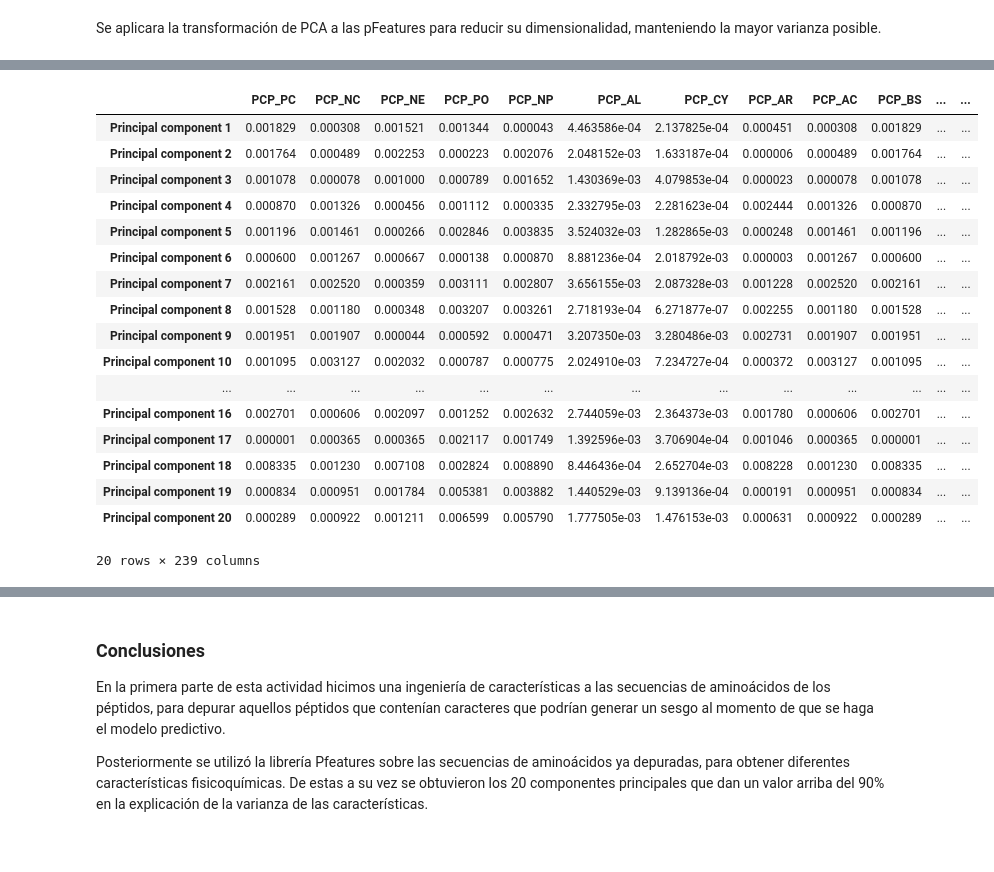
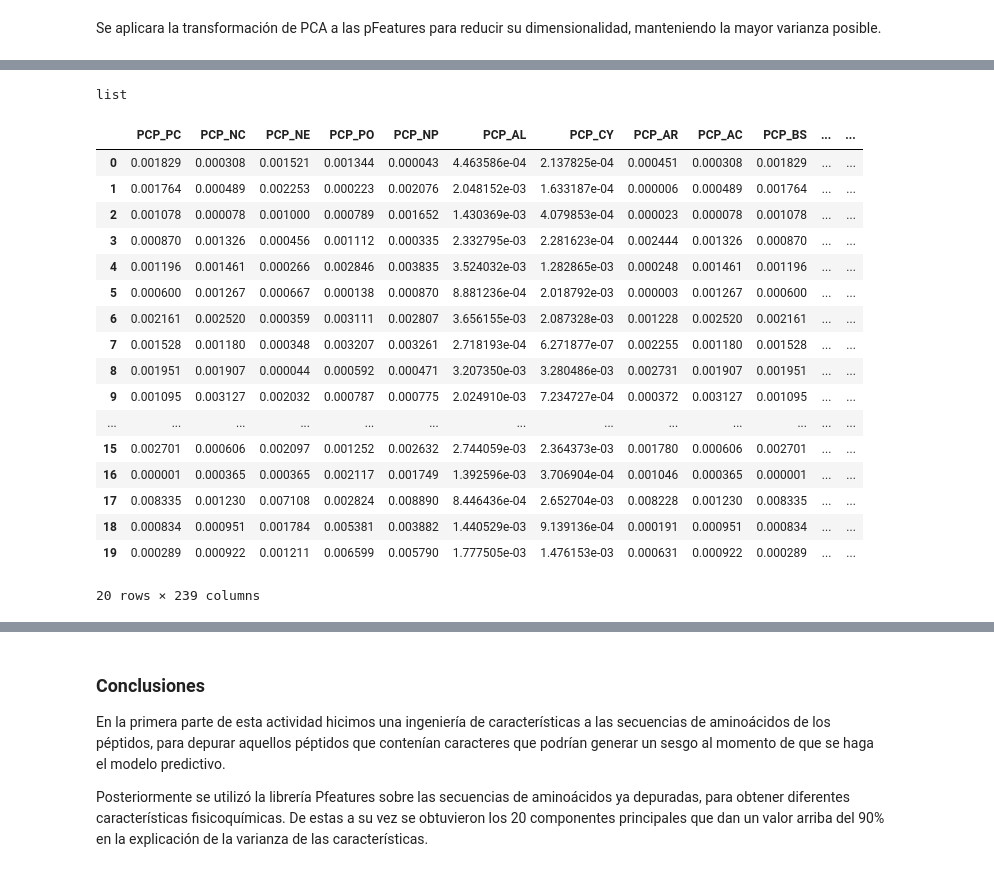
Before and after one commit to A01795375/Proyecto_Integrador_cancer, a Jupyter notebook: notebooks/Avance 2.2.ipynb, the cells around one changed output, grey strips where cells are left out. Cells and saved outputs as stored; diff of their text form; code cells hidden in the pictures.

```diff
--- a/notebooks/Avance 2.2.ipynb
+++ b/notebooks/Avance 2.2.ipynb
@@ -722,24 +726,29 @@ for i in range(min(6, total_components)):
+# %%
+type(seqs)
+# %% [output]
+list
 # %%
 # Se muestra la composición de los 20 componentes principales por cada una de las pFeatures
 num_components = 20
-pc_df = pd.DataFrame(abs(pca.components_[:num_components]), columns = df_pfeatures.columns, index=['Principal component {}'.format(i) for i in range(1, num_components + 1)])
+pc_df = pd.DataFrame(abs(pca.components_[:num_components]), columns = df_pfeatures.columns)
+
 pc_df
 # %% [output]
 |  | PCP_PC | PCP_NC | PCP_NE | PCP_PO | PCP_NP | PCP_AL | PCP_CY | PCP_AR | PCP_AC | PCP_BS | ... | ... |
-| Principal component 1 | 0.001829 | 0.000308 | 0.001521 | 0.001344 | 0.000043 | 4.463586e-04 | 2.137825e-04 | 0.000451 | 0.000308 | 0.001829 | ... | ... |
-| Principal component 2 | 0.001764 | 0.000489 | 0.002253 | 0.000223 | 0.002076 | 2.048152e-03 | 1.633187e-04 | 0.000006 | 0.000489 | 0.001764 | ... | ... |
-| Principal component 3 | 0.001078 | 0.000078 | 0.001000 | 0.000789 | 0.001652 | 1.430369e-03 | 4.079853e-04 | 0.000023 | 0.000078 | 0.001078 | ... | ... |
-| Principal component 4 | 0.000870 | 0.001326 | 0.000456 | 0.001112 | 0.000335 | 2.332795e-03 | 2.281623e-04 | 0.002444 | 0.001326 | 0.000870 | ... | ... |
-| Principal component 5 | 0.001196 | 0.001461 | 0.000266 | 0.002846 | 0.003835 | 3.524032e-03 | 1.282865e-03 | 0.000248 | 0.001461 | 0.001196 | ... | ... |
-| Principal component 6 | 0.000600 | 0.001267 | 0.000667 | 0.000138 | 0.000870 | 8.881236e-04 | 2.018792e-03 | 0.000003 | 0.001267 | 0.000600 | ... | ... |
-| Principal component 7 | 0.002161 | 0.002520 | 0.000359 | 0.003111 | 0.002807 | 3.656155e-03 | 2.087328e-03 | 0.001228 | 0.002520 | 0.002161 | ... | ... |
-| Principal component 8 | 0.001528 | 0.001180 | 0.000348 | 0.003207 | 0.003261 | 2.718193e-04 | 6.271877e-07 | 0.002255 | 0.001180 | 0.001528 | ... | ... |
-| Principal component 9 | 0.001951 | 0.001907 | 0.000044 | 0.000592 | 0.000471 | 3.207350e-03 | 3.280486e-03 | 0.002731 | 0.001907 | 0.001951 | ... | ... |
-| Principal component 10 | 0.001095 | 0.003127 | 0.002032 | 0.000787 | 0.000775 | 2.024910e-03 | 7.234727e-04 | 0.000372 | 0.003127 | 0.001095 | ... | ... |
+| 0 | 0.001829 | 0.000308 | 0.001521 | 0.001344 | 0.000043 | 4.463586e-04 | 2.137825e-04 | 0.000451 | 0.000308 | 0.001829 | ... | ... |
+| 1 | 0.001764 | 0.000489 | 0.002253 | 0.000223 | 0.002076 | 2.048152e-03 | 1.633187e-04 | 0.000006 | 0.000489 | 0.001764 | ... | ... |
+| 2 | 0.001078 | 0.000078 | 0.001000 | 0.000789 | 0.001652 | 1.430369e-03 | 4.079853e-04 | 0.000023 | 0.000078 | 0.001078 | ... | ... |
+| 3 | 0.000870 | 0.001326 | 0.000456 | 0.001112 | 0.000335 | 2.332795e-03 | 2.281623e-04 | 0.002444 | 0.001326 | 0.000870 | ... | ... |
+| 4 | 0.001196 | 0.001461 | 0.000266 | 0.002846 | 0.003835 | 3.524032e-03 | 1.282865e-03 | 0.000248 | 0.001461 | 0.001196 | ... | ... |
+| 5 | 0.000600 | 0.001267 | 0.000667 | 0.000138 | 0.000870 | 8.881236e-04 | 2.018792e-03 | 0.000003 | 0.001267 | 0.000600 | ... | ... |
+| 6 | 0.002161 | 0.002520 | 0.000359 | 0.003111 | 0.002807 | 3.656155e-03 | 2.087328e-03 | 0.001228 | 0.002520 | 0.002161 | ... | ... |
+| 7 | 0.001528 | 0.001180 | 0.000348 | 0.003207 | 0.003261 | 2.718193e-04 | 6.271877e-07 | 0.002255 | 0.001180 | 0.001528 | ... | ... |
+| 8 | 0.001951 | 0.001907 | 0.000044 | 0.000592 | 0.000471 | 3.207350e-03 | 3.280486e-03 | 0.002731 | 0.001907 | 0.001951 | ... | ... |
+| 9 | 0.001095 | 0.003127 | 0.002032 | 0.000787 | 0.000775 | 2.024910e-03 | 7.234727e-04 | 0.000372 | 0.003127 | 0.001095 | ... | ... |
 | ... | ... | ... | ... | ... | ... | ... | ... | ... | ... | ... | ... | ... |
-| Principal component 16 | 0.002701 | 0.000606 | 0.002097 | 0.001252 | 0.002632 | 2.744059e-03 | 2.364373e-03 | 0.001780 | 0.000606 | 0.002701 | ... | ... |
-| Principal component 17 | 0.000001 | 0.000365 | 0.000365 | 0.002117 | 0.001749 | 1.392596e-03 | 3.706904e-04 | 0.001046 | 0.000365 | 0.000001 | ... | ... |
-| Principal component 18 | 0.008335 | 0.001230 | 0.007108 | 0.002824 | 0.008890 | 8.446436e-04 | 2.652704e-03 | 0.008228 | 0.001230 | 0.008335 | ... | ... |
-| Principal component 19 | 0.000834 | 0.000951 | 0.001784 | 0.005381 | 0.003882 | 1.440529e-03 | 9.139136e-04 | 0.000191 | 0.000951 | 0.000834 | ... | ... |
-| Principal component 20 | 0.000289 | 0.000922 | 0.001211 | 0.006599 | 0.005790 | 1.777505e-03 | 1.476153e-03 | 0.000631 | 0.000922 | 0.000289 | ... | ... |
+| 15 | 0.002701 | 0.000606 | 0.002097 | 0.001252 | 0.002632 | 2.744059e-03 | 2.364373e-03 | 0.001780 | 0.000606 | 0.002701 | ... | ... |
+| 16 | 0.000001 | 0.000365 | 0.000365 | 0.002117 | 0.001749 | 1.392596e-03 | 3.706904e-04 | 0.001046 | 0.000365 | 0.000001 | ... | ... |
+| 17 | 0.008335 | 0.001230 | 0.007108 | 0.002824 | 0.008890 | 8.446436e-04 | 2.652704e-03 | 0.008228 | 0.001230 | 0.008335 | ... | ... |
+| 18 | 0.000834 | 0.000951 | 0.001784 | 0.005381 | 0.003882 | 1.440529e-03 | 9.139136e-04 | 0.000191 | 0.000951 | 0.000834 | ... | ... |
+| 19 | 0.000289 | 0.000922 | 0.001211 | 0.006599 | 0.005790 | 1.777505e-03 | 1.476153e-03 | 0.000631 | 0.000922 | 0.000289 | ... | ... |
 20 rows × 239 columns
```
Also changed, not shown: parts of 6 cells of this notebook, 6 other files.
